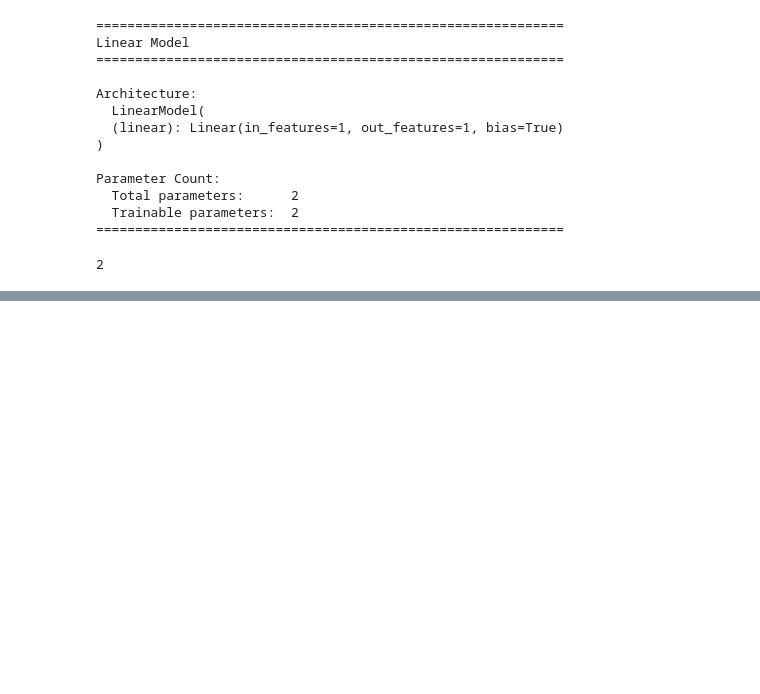
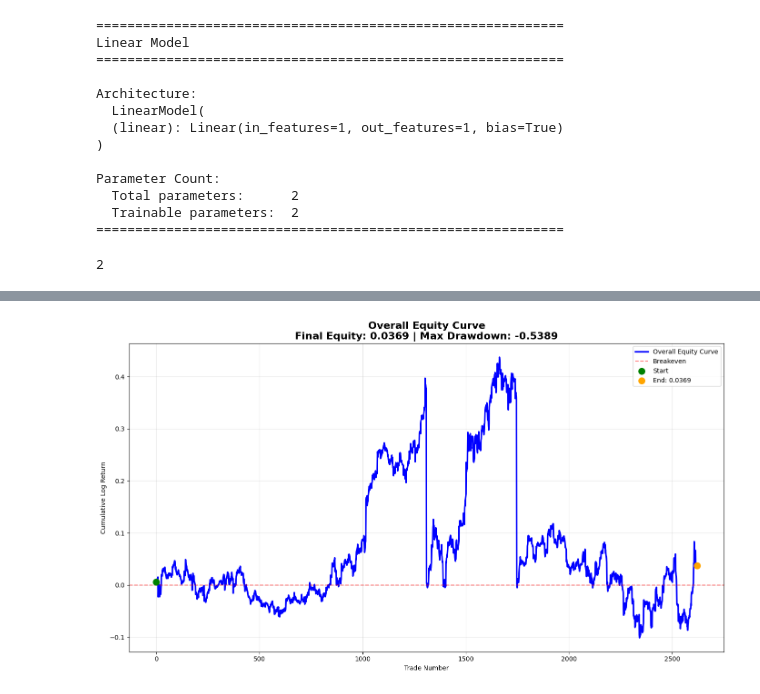
Before and after one commit to MiniMiniFridge/QuantTrader, a Jupyter notebook: Quant-Trader-Backend/src/Strategy.ipynb, the cells around one changed output, grey strips where cells are left out. Saved outputs shown, nothing was run; the diff lists cells and outputs as text; code cells hidden in the pictures; blank space fills up the shorter version.

```diff
--- a/Quant-Trader-Backend/src/Strategy.ipynb
+++ b/Quant-Trader-Backend/src/Strategy.ipynb
@@ -367,5 +354,0 @@ shape: (2_627, 14)
-# %%
-X_train = torch.tensor(ts_train[features].to_numpy(), dtype=torch.float32)
-X_test = ts_test[features].to_torch().float()
-y_train = torch.tensor(ts_train[target].to_numpy(), dtype=torch.float32)
-y_test = torch.tensor(ts_test[target].to_numpy(), dtype=torch.float32)
@@ -384,5 +354,0 @@ torch.Size([7880, 1])
-# %%
-print(y_train.shape)
-y_train = y_train.reshape(-1, 1)
-print(y_train)
-print(y_train.shape)
@@ -399,3 +354,0 @@ torch.Size([7880, 1])
-# %%
-y_test = y_test.reshape(-1, 1)
-y_test
@@ -410,2 +354,0 @@ tensor([[-0.0063],
-# %%
-r2.timeseries_train_test_split(combined_ts, features, target, test_size)
@@ -472,0 +496,60 @@ with torch.no_grad():
+# %%
+# First, combine all trade results
+combined_results = pl.concat([results[sym] for sym in syms])
+
+# Sort by datetime if you have it, otherwise by index
+if 'datetime' in combined_results.columns:
+    combined_results = combined_results.sort('datetime')
+    x_data = combined_results['datetime']
+    x_label = 'Date'
+else:
+    # Create trade sequence number
+    combined_results = combined_results.with_row_index('trade_num')
+    x_data = combined_results['trade_num']
+    x_label = 'Trade Number'
+
+# Plot overall equity curve
+plt.figure(figsize=(14, 8))
+
+plt.plot(x_data, combined_results['equity_curve'],
+         linewidth=2.5, color='blue', label='Overall Equity Curve')
+
+# Add horizontal line at zero (breakeven)
+plt.axhline(y=0, color='red', linestyle='--', alpha=0.5, label='Breakeven')
+
+# Add start and end markers
+plt.scatter(x_data[0], combined_results['equity_curve'][0],
+            color='green', s=100, zorder=5, label='Start')
+plt.scatter(x_data[-1], combined_results['equity_curve'][-1],
+            color='orange', s=100, zorder=5, label=f'End: {combined_results["equity_curve"][-1]:.4f}')
+
+# Calculate key metrics
+final_equity = combined_results['equity_curve'][-1]
+max_equity = combined_results['equity_curve'].max()
+min_equity = combined_results['equity_curve'].min()
+max_drawdown = (combined_results['equity_curve'] - combined_results['equity_curve'].cum_max()).min()
+
+plt.title(f'Overall Equity Curve\nFinal Equity: {final_equity:.4f} | Max Drawdown: {max_drawdown:.4f}',
+          fontsize=16, fontweight='bold')
+plt.xlabel(x_label)
+plt.ylabel('Cumulative Log Return')
+plt.legend()
+plt.grid(True, alpha=0.3)
+plt.tight_layout()
+plt.show()
+
+# Print statistics
+print("\n" + "="*60)
+print("OVERALL EQUITY CURVE STATISTICS")
+print("="*60)
+print(f"Starting Equity:         {combined_results['equity_curve'][0]:.6f}")
+print(f"Final Equity:            {final_equity:.6f}")
+print(f"Total Log Return:        {final_equity - combined_results['equity_curve'][0]:.6f}")
+print(f"Compound Return:         {np.exp(final_equity):.4f}x starting capital")
+print(f"Maximum Equity:          {max_equity:.6f}")
+print(f"Minimum Equity:          {min_equity:.6f}")
+print(f"Maximum Drawdown:        {max_drawdown:.6f}")
+print(f"Number of Trades:        {len(combined_results)}")
+print("="*60)
+# %% [output]
+[figure, added]
```
Also changed, not shown: parts of 11 cells of this notebook.
